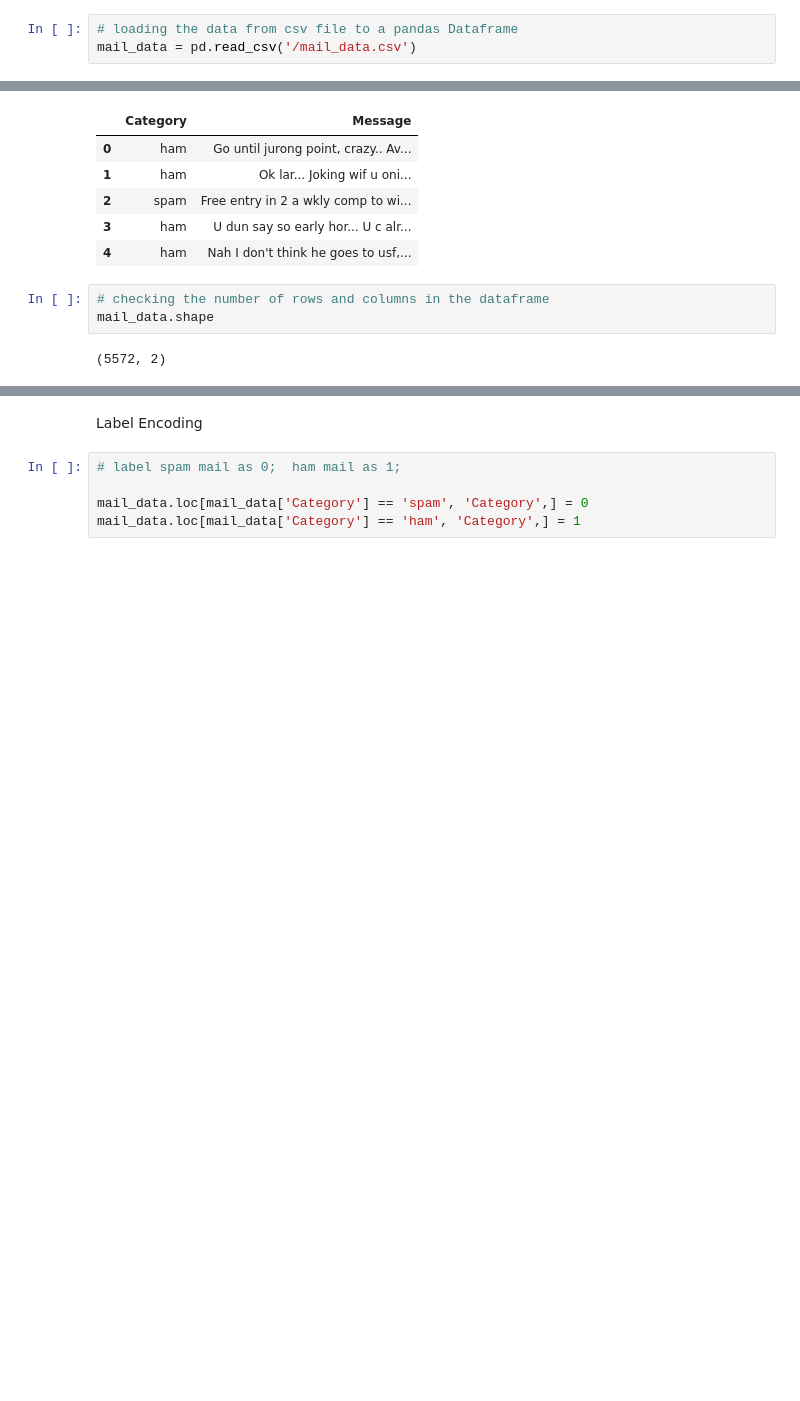
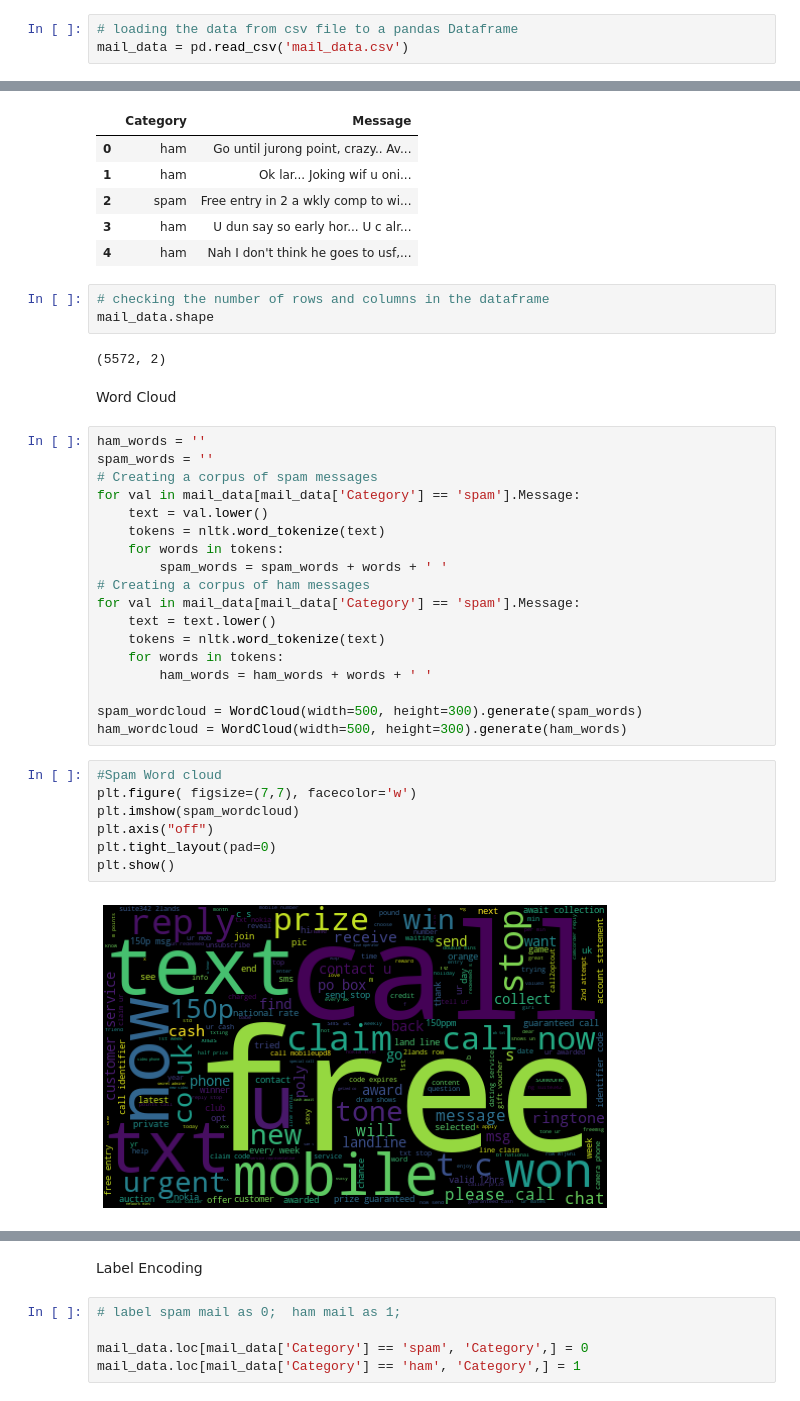
Before and after one commit to Cuong2812/Spam-Email-Detection-using-Naive-Bayes, a Jupyter notebook: Spam_Mail_Prediction_using_Machine_Learning.ipynb, the cells around one changed output, grey strips where cells are left out. Saved outputs shown, nothing was run; the diff lists cells and outputs as text; blank space fills up the shorter version.

```diff
--- a/Spam_Mail_Prediction_using_Machine_Learning.ipynb
+++ b/Spam_Mail_Prediction_using_Machine_Learning.ipynb
@@ -33,7 +69,7 @@ import scikitplot as skplt
 Data Collection & Pre-Processing
 # %%
 # loading the data from csv file to a pandas Dataframe
-mail_data = pd.read_csv('/mail_data.csv')
+mail_data = pd.read_csv('mail_data.csv')
 # %%
 print(mail_data)
 # %% [output]
@@ -66,3 +102,32 @@ mail_data.head()
 mail_data.shape
 # %% [output]
 (5572, 2)
+# %% [markdown]
+Word Cloud
+# %%
+ham_words = ''
+spam_words = ''
+# Creating a corpus of spam messages
+for val in mail_data[mail_data['Category'] == 'spam'].Message:
+    text = val.lower()
+    tokens = nltk.word_tokenize(text)
+    for words in tokens:
+        spam_words = spam_words + words + ' '
+# Creating a corpus of ham messages
+for val in mail_data[mail_data['Category'] == 'spam'].Message:
+    text = text.lower()
+    tokens = nltk.word_tokenize(text)
+    for words in tokens:
+        ham_words = ham_words + words + ' '
+
+spam_wordcloud = WordCloud(width=500, height=300).generate(spam_words)
+ham_wordcloud = WordCloud(width=500, height=300).generate(ham_words)
+# %%
+#Spam Word cloud
+plt.figure( figsize=(7,7), facecolor='w')
+plt.imshow(spam_wordcloud)
+plt.axis("off")
+plt.tight_layout(pad=0)
+plt.show()
+# %% [output]
+[figure, added]
```
Also changed, not shown: parts of 6 cells of this notebook.
